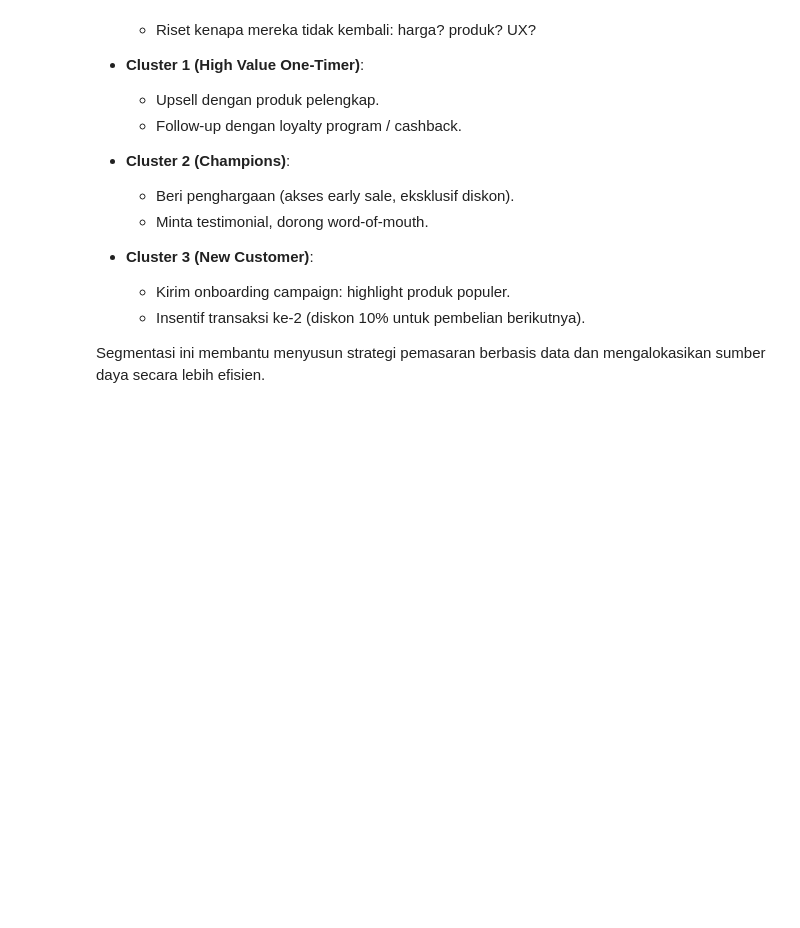
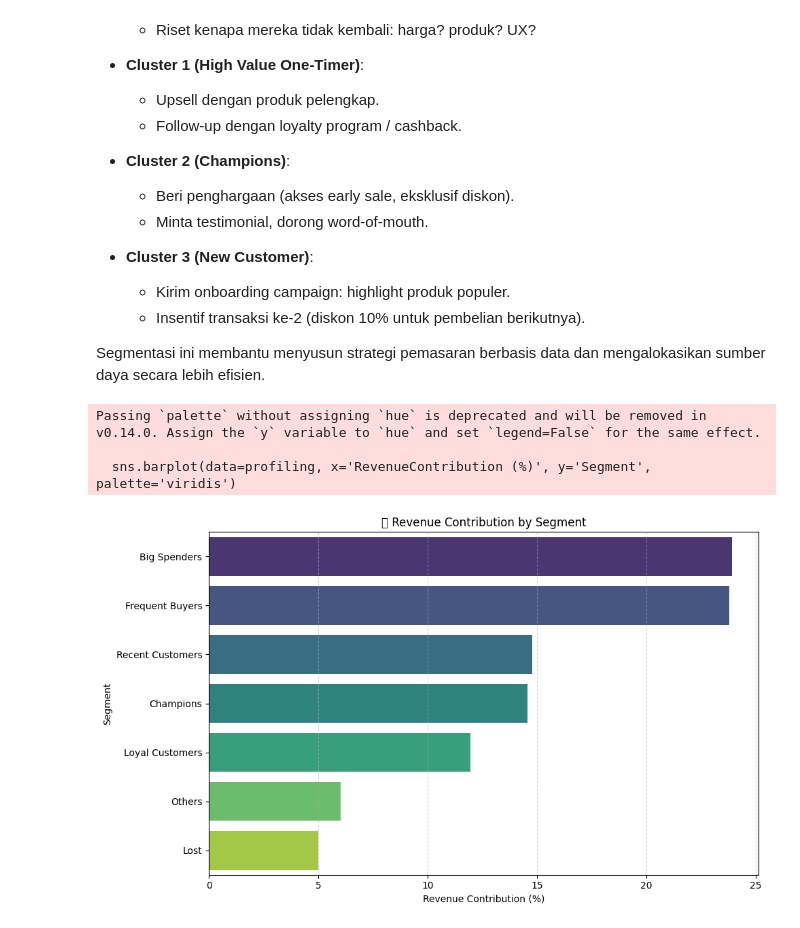
Before and after one commit to arik147/customer-segmentation-retail, a Jupyter notebook: retail_analytics.ipynb, the cells around one changed output. Drawn from its saved outputs; the diff is of its cells as text; code cells hidden in the pictures; blank space fills up the shorter version.

```diff
--- a/retail_analytics.ipynb
+++ b/retail_analytics.ipynb
@@ -473,3 +473,27 @@ Berdasarkan hasil clustering terhadap perilaku customer, berikut adalah ringkasa
   - Insentif transaksi ke-2 (diskon 10% untuk pembelian berikutnya).
 
 Segmentasi ini membantu menyusun strategi pemasaran berbasis data dan mengalokasikan sumber daya secara lebih efisien.
+# %%
+# Total revenue keseluruhan
+total_revenue = profiling['TotalRevenue'].sum()
+
+# Tambahkan kolom kontribusi persen
+profiling['RevenueContribution (%)'] = (profiling['TotalRevenue'] / total_revenue * 100).round(2)
+
+# Visualisasi
+import matplotlib.pyplot as plt
+import seaborn as sns
+
+plt.figure(figsize=(10, 6))
+sns.barplot(data=profiling, x='RevenueContribution (%)', y='Segment', palette='viridis')
+plt.title('🔍 Revenue Contribution by Segment')
+plt.xlabel('Revenue Contribution (%)')
+plt.ylabel('Segment')
+plt.grid(axis='x', linestyle='--', alpha=0.5)
+plt.tight_layout()
+plt.show()
+# %% [output]
+Passing `palette` without assigning `hue` is deprecated and will be removed in v0.14.0. Assign the `y` variable to `hue` and set `legend=False` for the same effect.
+
+  sns.barplot(data=profiling, x='RevenueContribution (%)', y='Segment', palette='viridis')
+[figure, added]
```
Also changed, not shown: parts of 7 cells of this notebook.
